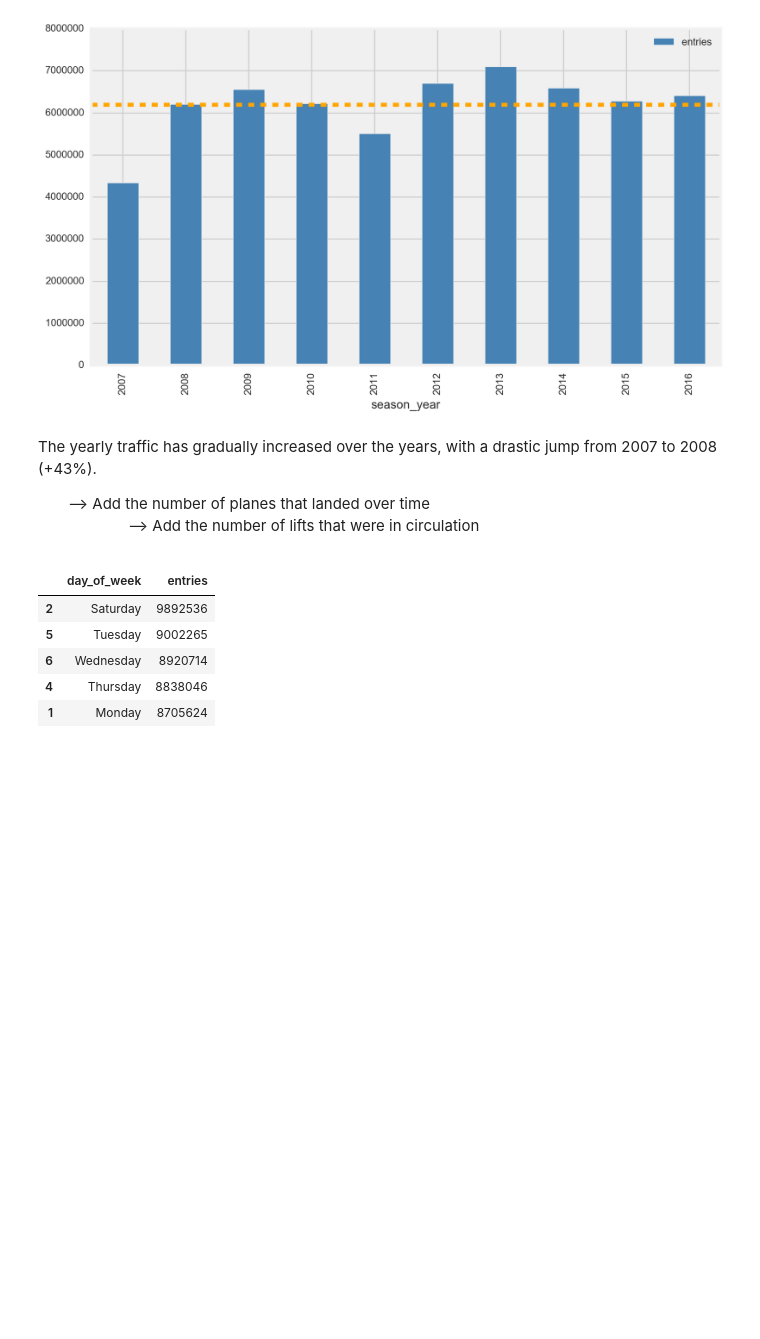
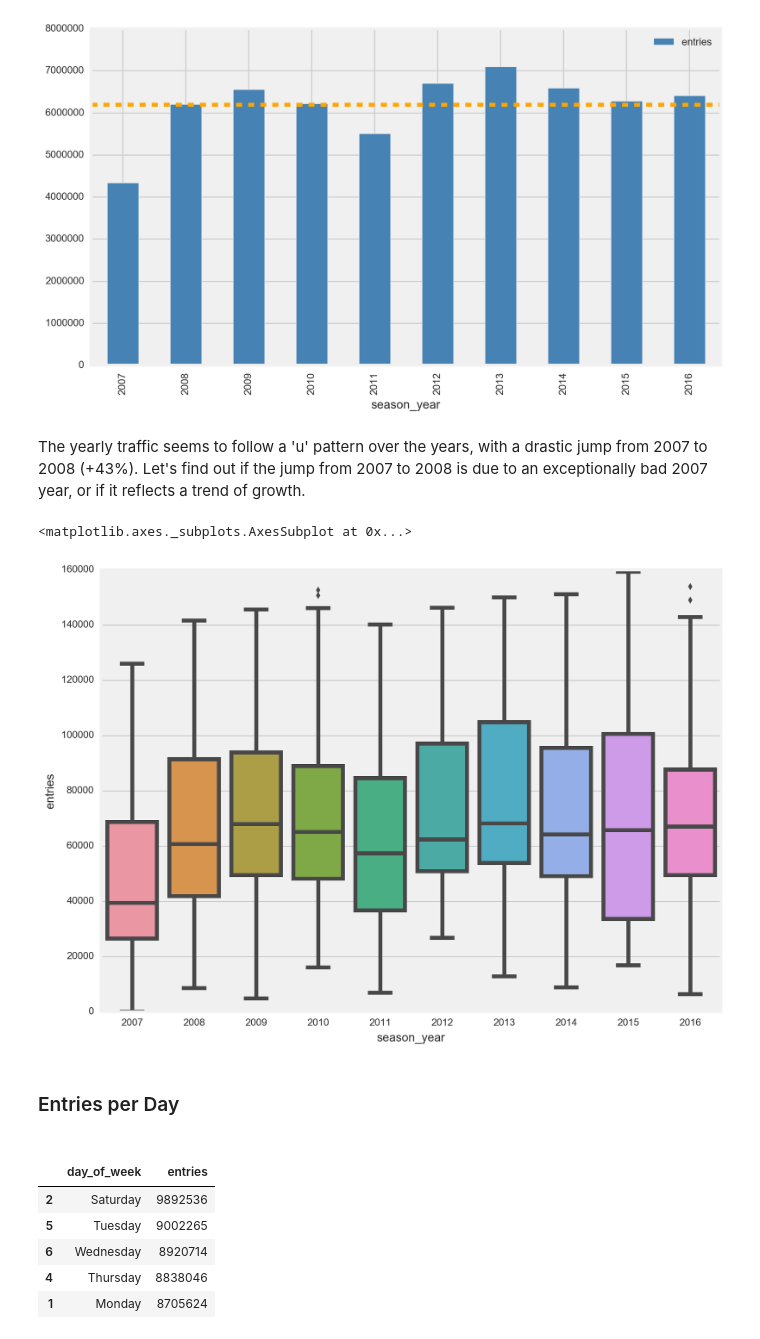
Before and after one commit to medhimugnier/capstone, a Jupyter notebook: 6.1_mm_eda_report_20170125.ipynb, the cells around one changed output. Cells and saved outputs as stored; diff of their text form; code cells hidden in the pictures; blank space fills up the shorter version.

```diff
--- a/6.1_mm_eda_report_20170125.ipynb
+++ b/6.1_mm_eda_report_20170125.ipynb
@@ -146,11 +155,18 @@ ax.axhline(y = entries_per_year.entries.mean(), ls = 'dashed', color = 'orange')
 plt.show()
 # %% [output]
 [figure]
-# %% [markdown]
-The yearly traffic has gradually increased over the years, with a drastic jump from 2007 to 2008 (+43%).
-<ul>
---> Add the number of planes that landed over time<ul><ul>
---> Add the number of lifts that were in circulation<ul>
+# %% [markdown]
+The yearly traffic seems to follow a 'u' pattern over the years, with a drastic jump from 2007 to 2008 (+43%).
+Let's find out if the jump from 2007 to 2008 is due to an exceptionally bad 2007 year, or if it reflects a trend of growth.
+# %%
+# plotting boxes for each year entries:
+fig, ax = plt.subplots(figsize = (10,8))
+sns.boxplot(x = 'season_year', y = 'entries', data = df)
+# %% [output]
+<matplotlib.axes._subplots.AxesSubplot at 0x...>
+[figure, added]
+# %% [markdown]
+<H3>Entries per Day<H3>
 # %%
 entries_per_day_of_week = df.groupby(['day_of_week'])[['entries']].sum().reset_index().sort_values(by = 'entries', ascending = False)
 entries_per_day_of_week.head()
```
Also changed, not shown: parts of 41 cells of this notebook.
